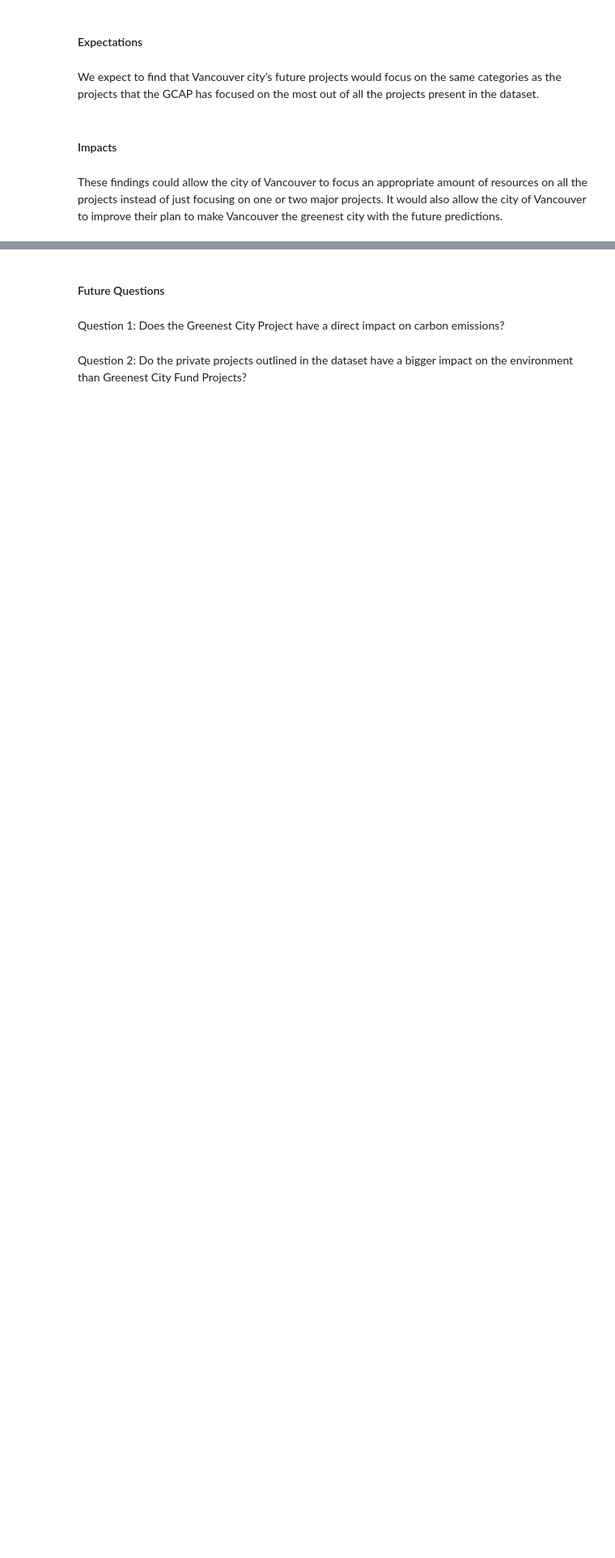
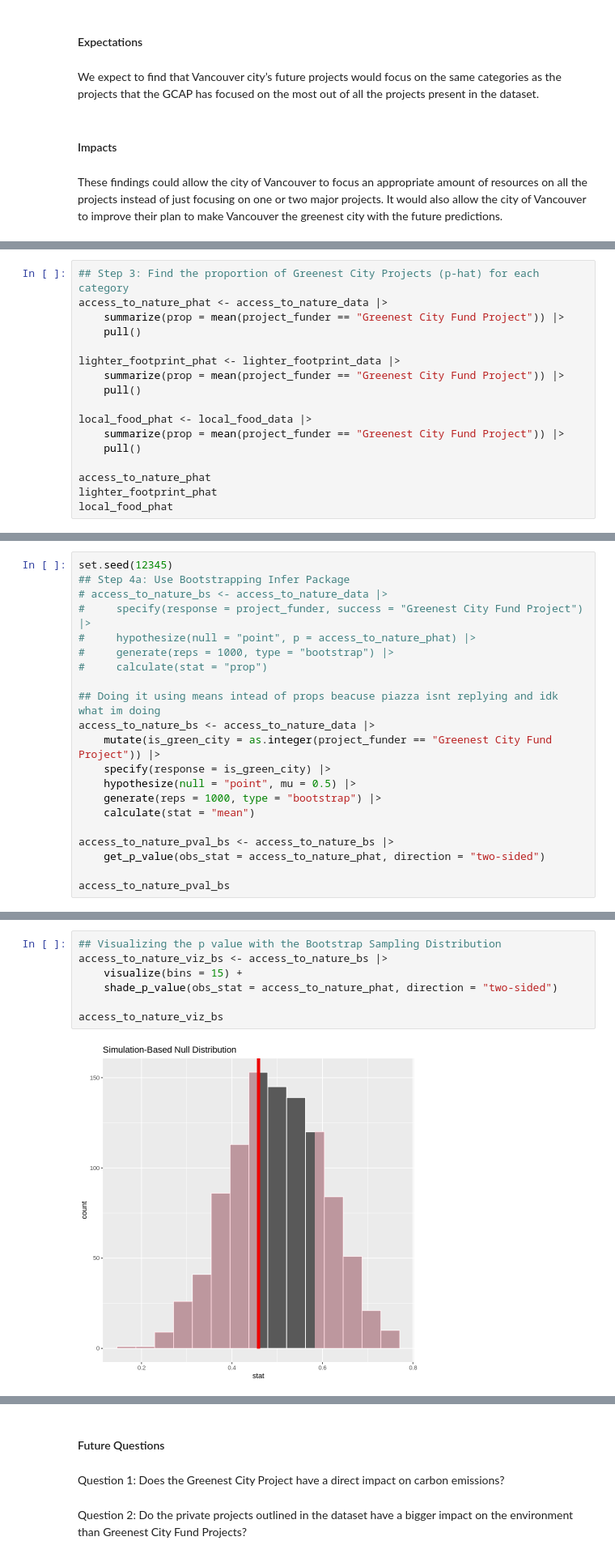
Before and after one commit to ayushtvora/stat-201-project, a Jupyter notebook: report.ipynb, the cells around one changed output, grey strips where cells are left out. Shown: that part at 81% size. Saved outputs shown, nothing was run; the diff lists cells and outputs as text; blank space fills up the shorter version.

Commit message:
found p values in two different ways

```diff
--- a/report.ipynb
+++ b/report.ipynb
@@ -145,0 +220,17 @@ These findings could allow the city of Vancouver to focus an appropriate amount
+# %%
+## Step 3: Find the proportion of Greenest City Projects (p-hat) for each category
+access_to_nature_phat <- access_to_nature_data |>
+    summarize(prop = mean(project_funder == "Greenest City Fund Project")) |>
+    pull()
+
+lighter_footprint_phat <- lighter_footprint_data |>
+    summarize(prop = mean(project_funder == "Greenest City Fund Project")) |>
+    pull()
+
+local_food_phat <- local_food_data |>
+    summarize(prop = mean(project_funder == "Greenest City Fund Project")) |>
+    pull()
+
+access_to_nature_phat
+lighter_footprint_phat
+local_food_phat
@@ -145,0 +241,21 @@ These findings could allow the city of Vancouver to focus an appropriate amount
+# %%
+set.seed(12345)
+## Step 4a: Use Bootstrapping Infer Package
+# access_to_nature_bs <- access_to_nature_data |>
+#     specify(response = project_funder, success = "Greenest City Fund Project") |>
+#     hypothesize(null = "point", p = access_to_nature_phat) |>
+#     generate(reps = 1000, type = "bootstrap") |>
+#     calculate(stat = "prop")
+
+## Doing it using means intead of props beacuse piazza isnt replying and idk what im doing
+access_to_nature_bs <- access_to_nature_data |>
+    mutate(is_green_city = as.integer(project_funder == "Greenest City Fund Project")) |>
+    specify(response = is_green_city) |>
+    hypothesize(null = "point", mu = 0.5) |>
+    generate(reps = 1000, type = "bootstrap") |>
+    calculate(stat = "mean")
+
+access_to_nature_pval_bs <- access_to_nature_bs |>
+    get_p_value(obs_stat = access_to_nature_phat, direction = "two-sided")
+
+access_to_nature_pval_bs
@@ -145,0 +267,9 @@ These findings could allow the city of Vancouver to focus an appropriate amount
+# %%
+## Visualizing the p value with the Bootstrap Sampling Distribution
+access_to_nature_viz_bs <- access_to_nature_bs |>
+    visualize(bins = 15) +
+    shade_p_value(obs_stat = access_to_nature_phat, direction = "two-sided")
+
+access_to_nature_viz_bs
+# %% [output]
+[figure, added]
```
Also changed, not shown: parts of 7 cells of this notebook.
